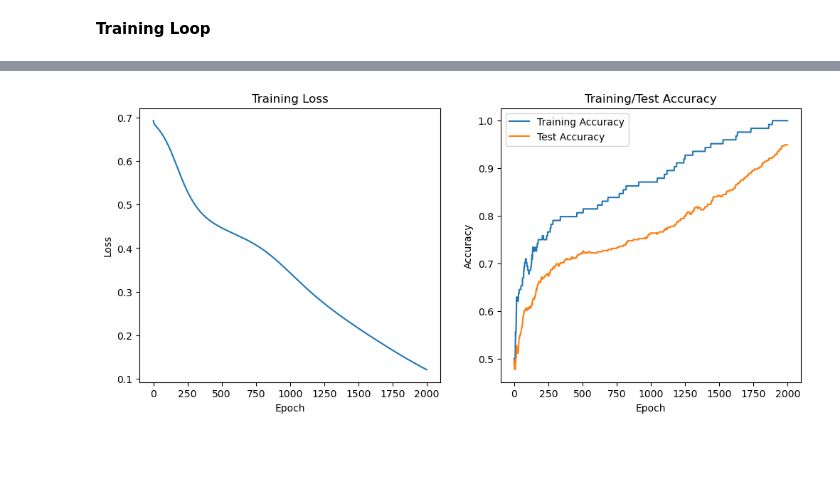
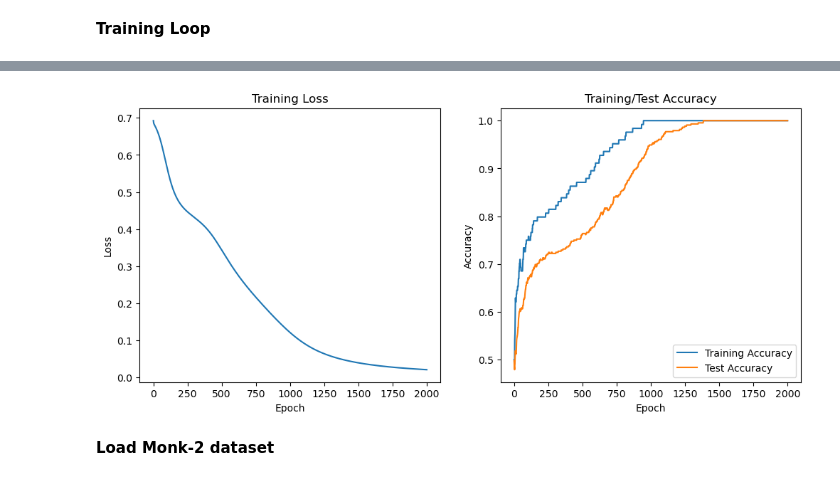
Before and after one commit to asifhossain12/MONK25, a Jupyter notebook: notebooks/MLP.ipynb, the cells around one changed output, grey strips where cells are left out. Saved outputs shown, nothing was run; the diff lists cells and outputs as text; code cells hidden in the pictures; blank space fills up the shorter version.

Commit message:
testting monk-2 dataset

```diff
--- a/notebooks/MLP.ipynb
+++ b/notebooks/MLP.ipynb
@@ -494,7 +502,7 @@ weights_input_hidden, bias_hidden, weights_hidden_output, bias_output, loss_hist
     X_test_monks1, y_test_monks1,
     hidden_size=8,
     epochs=2000,
-    learning_rate=0.2,
+    learning_rate=0.4,
     activation='sigmoid',  # or 'tanh'
     init_type='xavier',    # 'small_random', 'xavier', 'he'
     seed=42
@@ -525 +533,3 @@ Epoch 1900, Loss: 0.1379, Train Acc: 100.00%, Test Acc: 92.36%
-[figure, old version]
+[figure, new version]
+# %% [markdown]
+**Load Monk-2 dataset**
```
Also changed, not shown: parts of 2 cells of this notebook, 1 other file.
